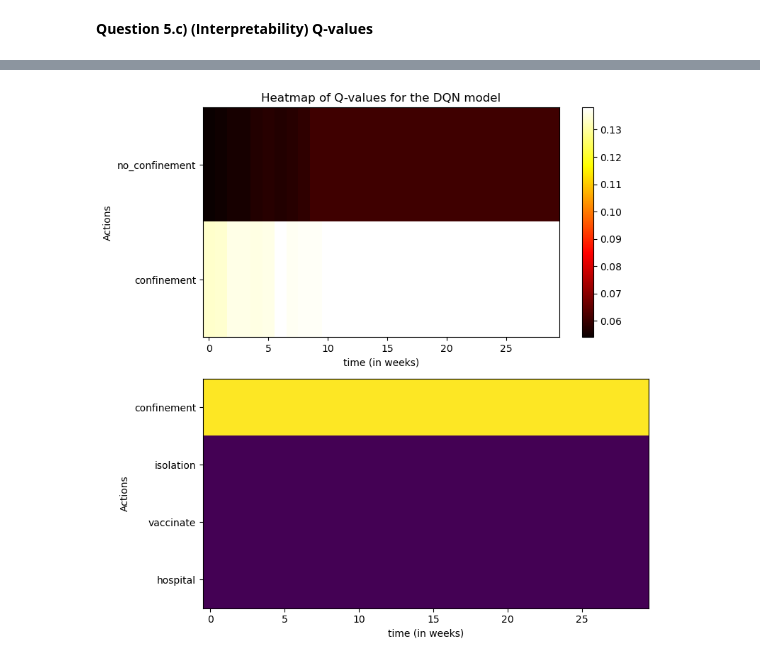
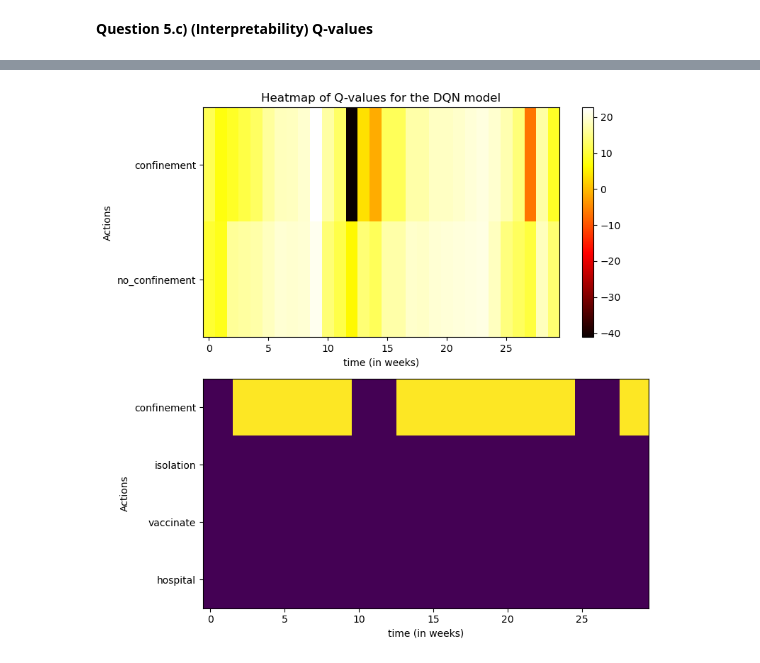
Before and after one commit to hichemhadhri/Miniproject_DQN-2, a Jupyter notebook: final.ipynb, the cells around one changed output, grey strips where cells are left out. Saved outputs shown, nothing was run; the diff lists cells and outputs as text; code cells hidden in the pictures.

```diff
--- a/final.ipynb
+++ b/final.ipynb
@@ -856,12 +875,12 @@ observation_space   =   spaces.Box( low=0,
                                     shape=(2, dyn.n_cities, dyn.env_step_length),
                                     dtype=np.float16)
 # Define the environment
-env = Env(dyn, action_space=action_space, observation_space=observation_space, action_preprocessor=Utils.action_preprocessor,observation_preprocessor=Utils.observation_preprocessor)
+env = Env(dyn, action_space=action_space, observation_space=observation_space, action_preprocessor=action_preprocessor,observation_preprocessor=observation_preprocessor)
 
 # Define the agent
 agent = QAgent(env, device , 2* dyn.n_cities* dyn.env_step_length)
 
-agent.load_model('models/best_model')
+agent.load_model('models/best_model_decreasing')
 
 nb_all_confinement = []
 nb_all_rewards = []
@@ -1289,6 +1308,7 @@ nb_all_rewards = []
 nb_all_deaths = []
 nb_all_isolation = []
 nb_all_hospitals = []
+nb_all_vaccinate = []
 
 """Run the simulations, seeded 3 times"""
 
@@ -1326,6 +1346,10 @@ for trace in range(50):
     nb_hospitals = np.sum(actions['hospital']) * 7
     nb_all_hospitals.append(nb_hospitals)
 
+    # compute the number of days in vaccination
+    nb_vaccinate = np.sum(actions['vaccinate']) * 7
+    nb_all_vaccinate.append(nb_vaccinate)
+
     # compute the number of days in isolation
     nb_isolation = np.sum(actions['isolation']) * 7
     nb_all_isolation.append(nb_isolation)
@@ -1775,11 +1799,13 @@ agent_env_dict = {}
 device = torch.device("cuda" if torch.cuda.is_available() else "cpu")
 input_size = dyn.n_cities*2*dyn.env_step_length
 
+
+
 #1.load dqn model
 action_space  =   spaces.Discrete(2)
 env = Env(dyn, action_space=action_space, observation_space=None, action_preprocessor=action_preprocessor,observation_preprocessor=observation_preprocessor)
 agent_dqn = QAgent(env,device,input_size)
-agent_dqn.load_model('models/best_model')
+agent_dqn.load_model('models/best_model_decreasing')
 agent_env_dict['dqn'] = (agent_dqn,env)
 
 #2.load factorized model
@@ -1797,3 +1823,9 @@ env = Env(dyn, action_space=action_space, observation_space=None, action_preproc
 agent_dqn_toggle = QAgentMulti(env,device,input_size)
 agent_dqn_toggle.load_model('models/best_model_multi')
 agent_env_dict['toggle'] = (agent_dqn_toggle,env)
+
+
+#4.initialize Russo  model
+env = Env(dyn, action_space=action_space, observation_space=None, action_preprocessor=action_preprocessor)
+agent_russo = Russo(env)
+agent_env_dict['russo'] = (agent_russo,env)
@@ -1851,16 +1997,20 @@ for k, (agent,env) in agent_env_dict.items():
     nb_all_deaths = []
     nb_rewards = []
     nb_all_isolation = []
+
     for episode in range(NUM_EPISODES):
         obs, info = env.reset(seed=seed+episode)
         done = False
         cumulative_reward = 0
+        log = []
         while not done:
             action = agent.act(obs, eps=0.0)
             obs, R, done, info = env.step(action)
             cumulative_reward += float(R)
+            log.append(info)
 
         total, cities, actions = parse_logs(dyn, log)
+
 
         # compute the number of days in confinement
         nb_comfinement = np.sum(actions['confinement']) * 7
@@ -1879,7 +2029,8 @@ for k, (agent,env) in agent_env_dict.items():
         nb_all_hospitalizations.append(int(nb_hosp))
 
         # compute the  number of death
-        nb_death = np.sum(total['dead'])
+
+        nb_death = total['dead'][-1]
         nb_all_deaths.append(int(nb_death))
 
         # compute the cumulative reward
@@ -1909,6 +2060,7 @@ for k, (agent,env) in agent_env_dict.items():
 
 # convert the results to a dataframe
 res_df = pd.DataFrame(res).T
+
 res_df
 # %% [output]
 dqn
@@ -1974,32 +2127,32 @@ while not finished:
     obs, R, finished, info = env.step(action)
     obs = torch.tensor(obs, dtype=torch.float32, device=device)
     log.append(info) # save the information dict for logging
     q_value = agent.policy_network(obs.reshape(1, -1)).tolist()[0]
     q_values.append(q_value)
 
 actions = {a:np.array([l.action[a] for l in log]) for a in log[0].action.keys()}
 
 # Plot the heat map of Q-values
 ax[0].imshow(list(map(list, zip(*q_values))), cmap='hot', aspect='auto')
-action_set = ['no_confinement','confinement']
+action_set = ['confinement','no_confinement']
 ax[0].set_yticks(np.arange(len(action_set)), action_set)
 ax[0].set_title("Heatmap of Q-values for the DQN model")
 ax[0].set_xlabel("time (in weeks)")
 ax[0].set_ylabel("Actions")
 plt.colorbar(ax[0].imshow(list(map(list, zip(*q_values))), cmap='hot', aspect='auto'))
 
 # Plot the actions
 # ax[1].imshow([actions['confinement'].astype(np.uint8)],aspect='auto')
 # ax[1].set_yticks([0])
 # ax[1].set_yticklabels(['confinement'])
 # ax[1].set_xlabel('time (in weeks)')
 # ax[1].set_ylabel('Actions')
 ax[1].imshow(np.array([v for v in actions.values()]).astype(np.uint8),aspect='auto')
 ax[1].set_yticks([0,1,2,3])
 ax[1].set_yticklabels(list(actions.keys()))
 ax[1].set_xlabel('time (in weeks)')
 ax[1].set_ylabel('Actions')
 
 fig.tight_layout()
 # %% [output]
-[figure, old version]
+[figure, new version]
```
Also changed, not shown: parts of 21 cells of this notebook, 32 other files.
